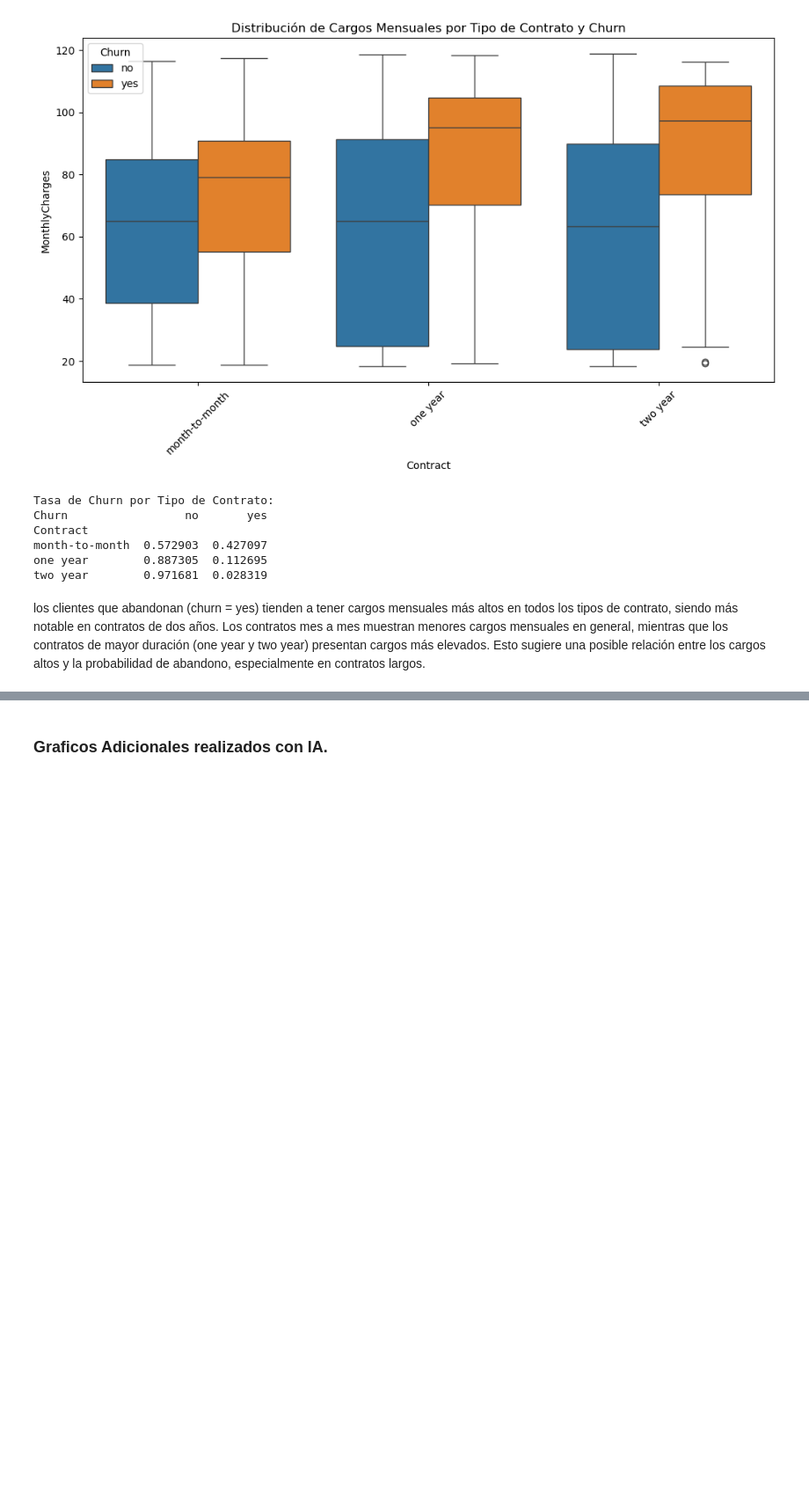
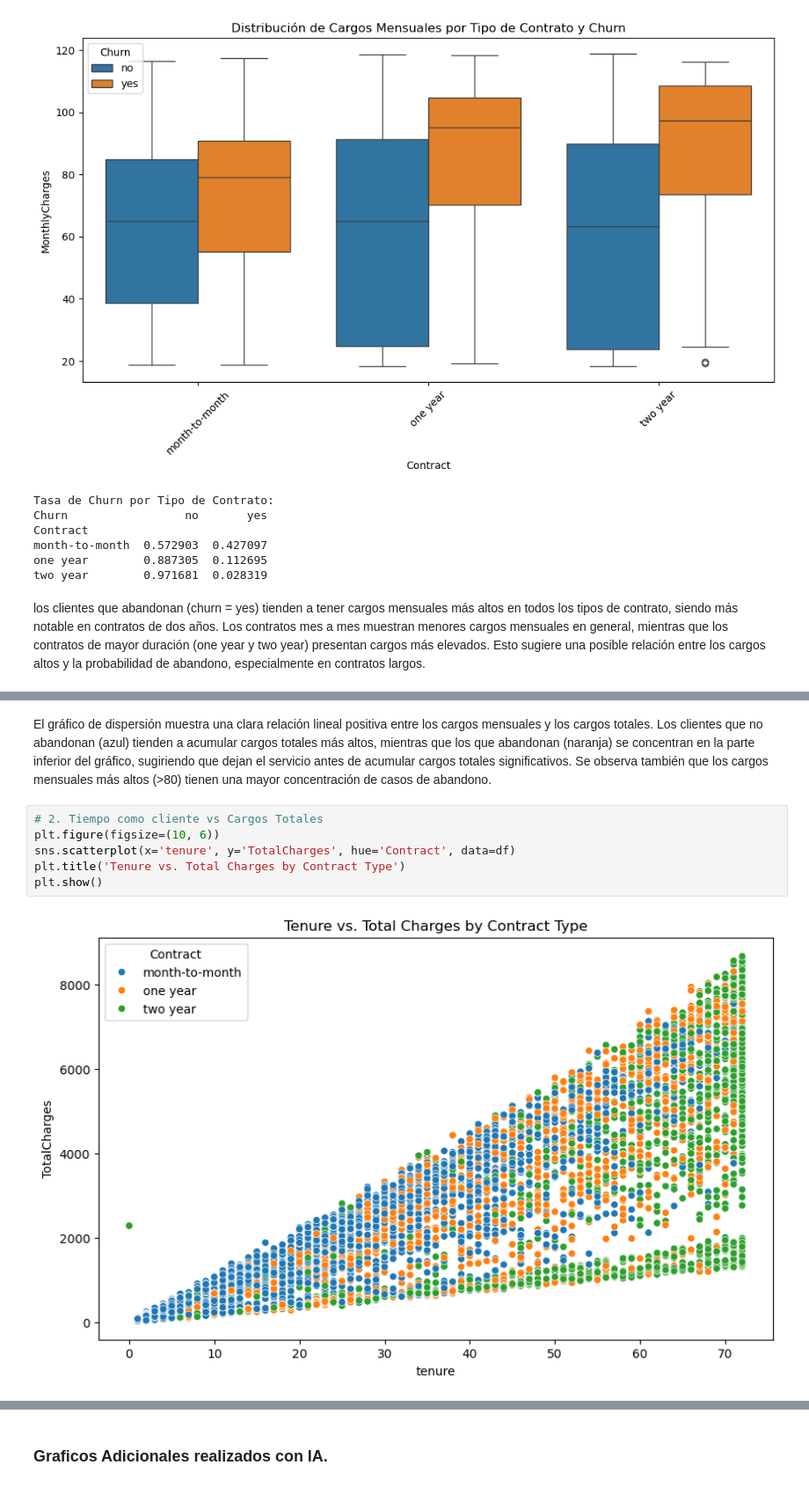
Before and after one commit to gillopy/ExamenCore, a Jupyter notebook: Code/Examen 3.ipynb, the cells around one changed output, grey strips where cells are left out. Shown at 88% size. Cells and saved outputs as stored; diff of their text form; blank space fills up the shorter version.

```diff
--- a/Code/Examen 3.ipynb
+++ b/Code/Examen 3.ipynb
@@ -499,0 +511,10 @@ los clientes que abandonan (churn = yes) tienden a tener cargos mensuales más a
+# %% [markdown]
+El gráfico de dispersión muestra una clara relación lineal positiva entre los cargos mensuales y los cargos totales. Los clientes que no abandonan (azul) tienden a acumular cargos totales más altos, mientras que los que abandonan (naranja) se concentran en la parte inferior del gráfico, sugiriendo que dejan el servicio antes de acumular cargos totales significativos. Se observa también que los cargos mensuales más altos (>80) tienen una mayor concentración de casos de abandono.
+# %%
+# 2. Tiempo como cliente vs Cargos Totales
+plt.figure(figsize=(10, 6))
+sns.scatterplot(x='tenure', y='TotalCharges', hue='Contract', data=df)
+plt.title('Tenure vs. Total Charges by Contract Type')
+plt.show()
+# %% [output]
+[figure, added]
```
Also changed, not shown: parts of 7 cells of this notebook.
